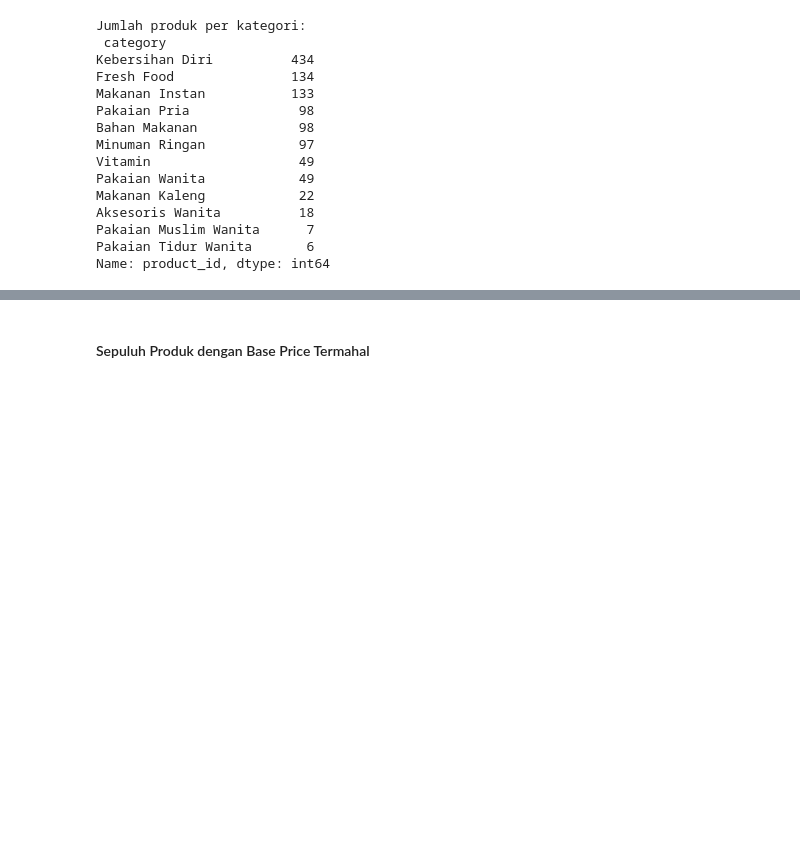
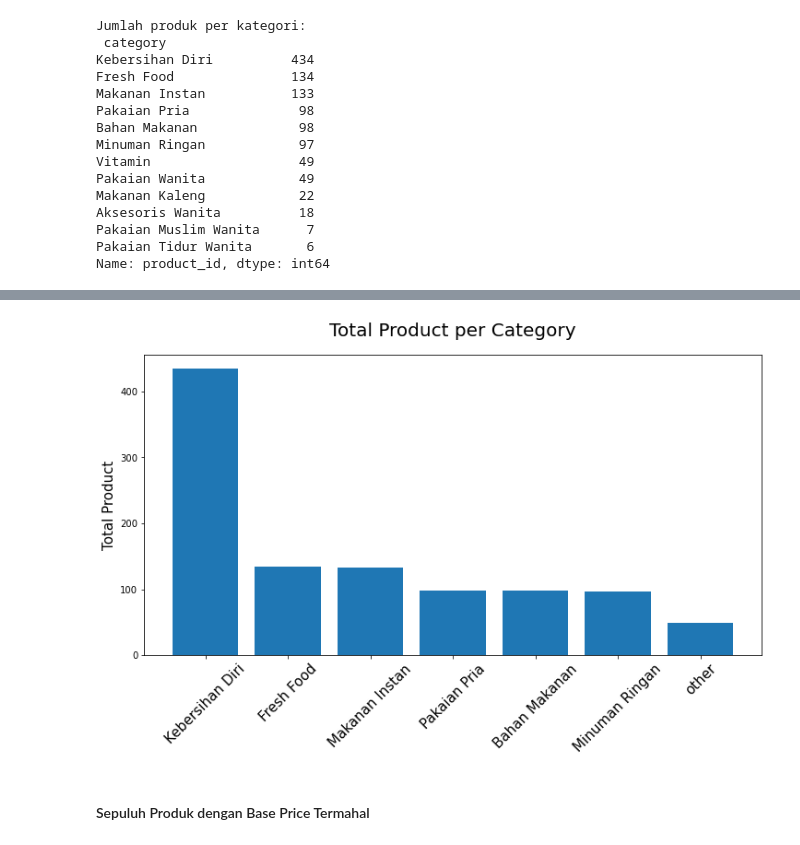
Before and after one commit to rfajri27/Ekploring_E_Commerce_Data, a Jupyter notebook: exploring_e_commerce_data.ipynb, the cells around one changed output, grey strips where cells are left out. Drawn from its saved outputs; the diff is of its cells as text; code cells hidden in the pictures; blank space fills up the shorter version.

```diff
--- a/exploring_e_commerce_data.ipynb
+++ b/exploring_e_commerce_data.ipynb
@@ -76,3 +76,6 @@ Aksesoris Wanita          18
 Pakaian Muslim Wanita      7
 Pakaian Tidur Wanita       6
 Name: product_id, dtype: int64
+# %%
+sum_produk_per_kategori = sum_produk_per_kategori.reset_index()
+sum_produk_per_kategori
@@ -78,0 +96,4 @@ Name: product_id, dtype: int64
+# %%
+top_kategori = sum_produk_per_kategori.head(6)
+sum_produk_per_kategori['top_category'] = sum_produk_per_kategori['category'].apply(lambda x: x if (x in top_kategori['category'].to_list()) else 'other')
+sum_produk_per_kategori
@@ -79,3 +114,14 @@ Name: product_id, dtype: int64
+# %%
+plt.figure(figsize=(12, 6))
+plt.bar(sum_produk_per_kategori['top_category'],
+        sum_produk_per_kategori['product_id'])
+plt.xticks(rotation=45, fontsize=15)
+plt.title("Total Product per Category", loc='center', fontsize=20, pad=20)
+plt.ylabel("Total Product", fontsize=15)
+plt.savefig('images/total_product_category.png')
+plt.show()
+# %% [output]
+[figure, added]
 # %% [markdown]
 #### Sepuluh Produk dengan Base Price Termahal
 # %%
```
Also changed, not shown: parts of 13 cells of this notebook, 1 other file.
